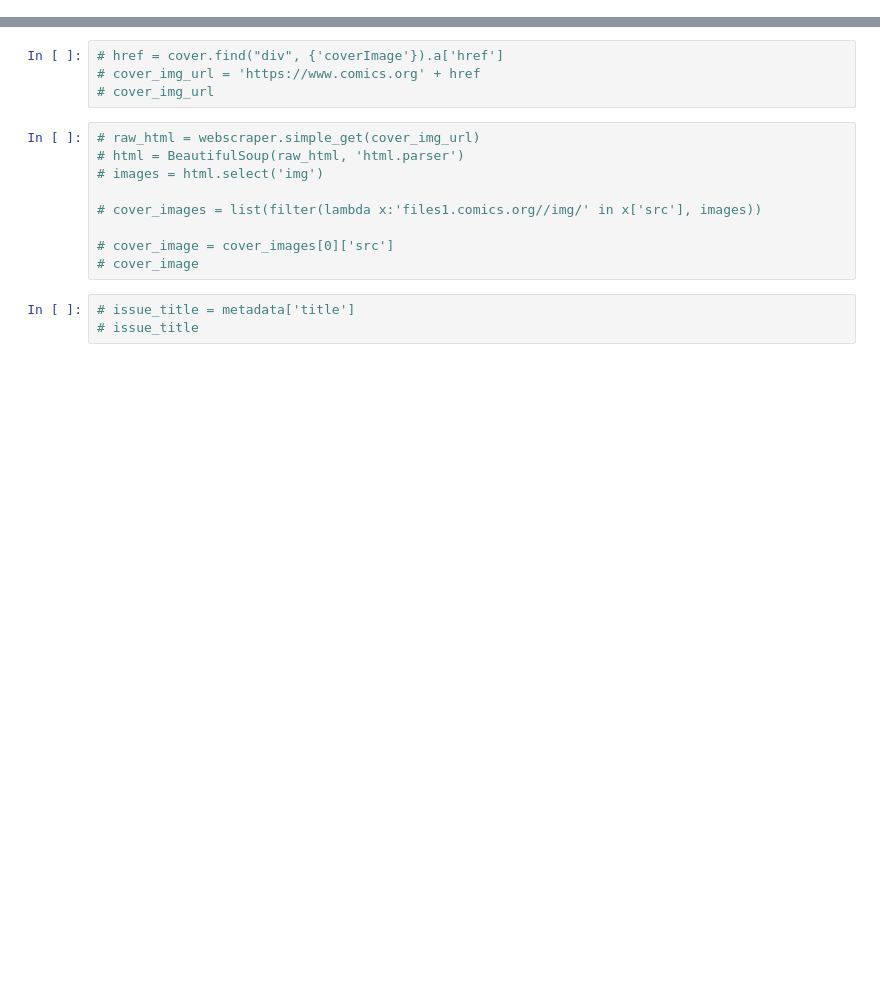
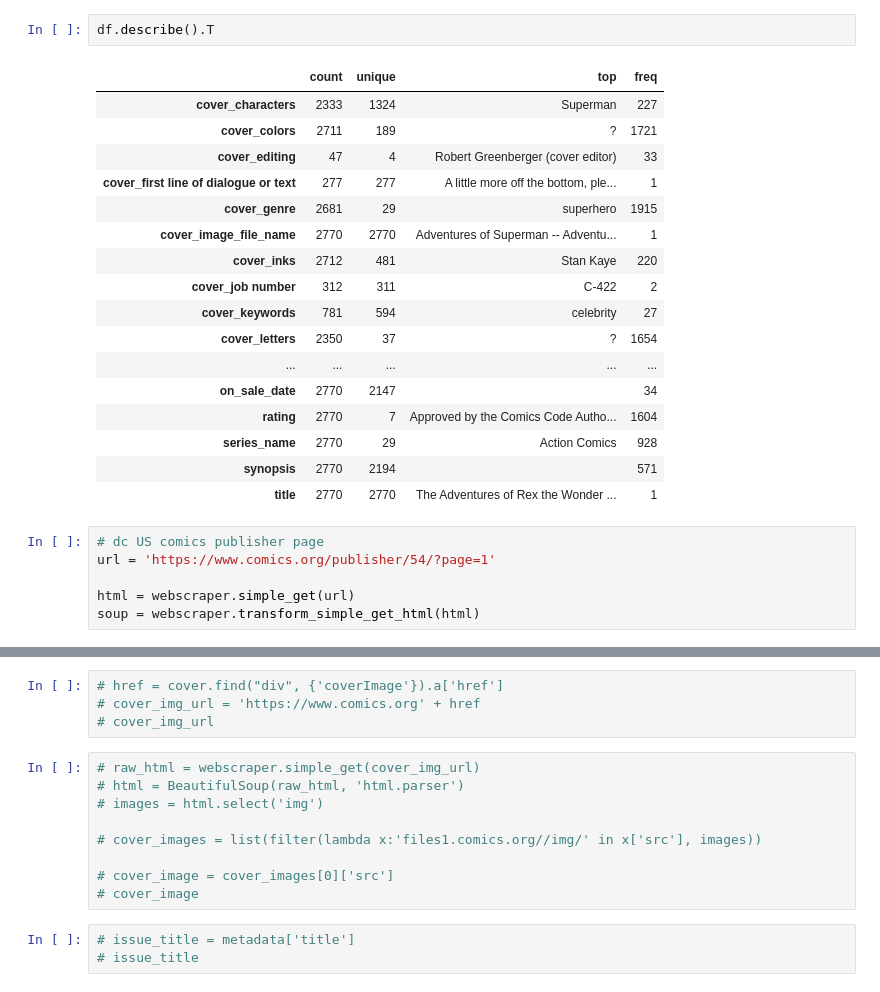
Before and after one commit to macrae/comics-net, a Jupyter notebook: jupyter/new_webscraper.ipynb, the cells around one changed output, grey strips where cells are left out. Drawn from its saved outputs; the diff is of its cells as text; blank space fills up the shorter version.

```diff
--- a/jupyter/new_webscraper.ipynb
+++ b/jupyter/new_webscraper.ipynb
@@ -284,0 +645,26 @@ All-New Guardians of the Galaxy /series/113811/ 12
+# %%
+df.describe().T
+# %% [output]
+|  | count | unique | top | freq |
+| cover_characters | 2333 | 1324 | Superman | 227 |
+| cover_colors | 2711 | 189 | ? | 1721 |
+| cover_editing | 47 | 4 | Robert Greenberger (cover editor) | 33 |
+| cover_first line of dialogue or text | 277 | 277 | A little more off the bottom, ple... | 1 |
+| cover_genre | 2681 | 29 | superhero | 1915 |
+| cover_image_file_name | 2770 | 2770 | Adventures of Superman -- Adventu... | 1 |
+| cover_inks | 2712 | 481 | Stan Kaye | 220 |
+| cover_job number | 312 | 311 | C-422 | 2 |
+| cover_keywords | 781 | 594 | celebrity | 27 |
+| cover_letters | 2350 | 37 | ? | 1654 |
+| ... | ... | ... | ... | ... |
+| on_sale_date | 2770 | 2147 |  | 34 |
+| rating | 2770 | 7 | Approved by the Comics Code Autho... | 1604 |
+| series_name | 2770 | 29 | Action Comics | 928 |
+| synopsis | 2770 | 2194 |  | 571 |
+| title | 2770 | 2770 | The Adventures of Rex the Wonder ... | 1 |
+# %%
+# dc US comics publisher page
+url = 'https://www.comics.org/publisher/54/?page=1'
+
+html = webscraper.simple_get(url)
+soup = webscraper.transform_simple_get_html(html)
```
Also changed, not shown: parts of 45 cells of this notebook.
